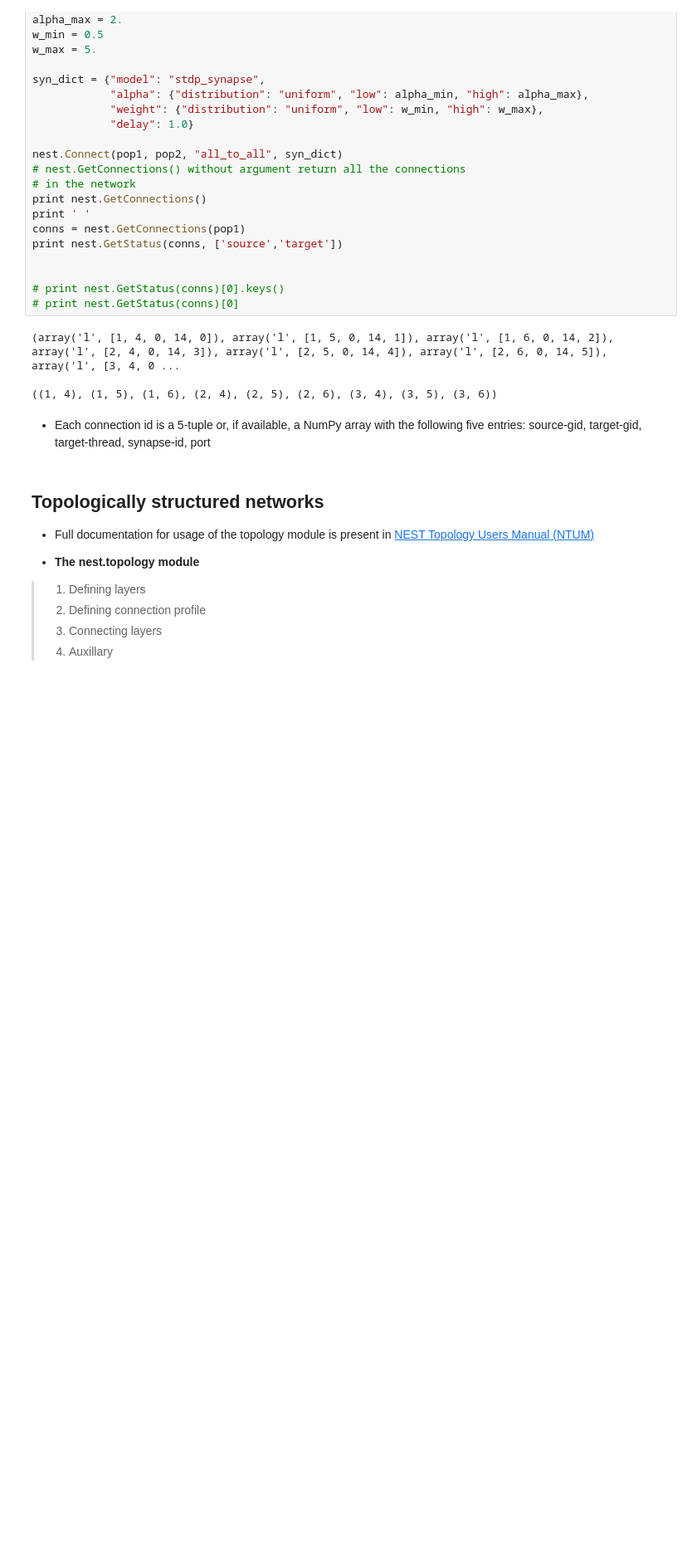
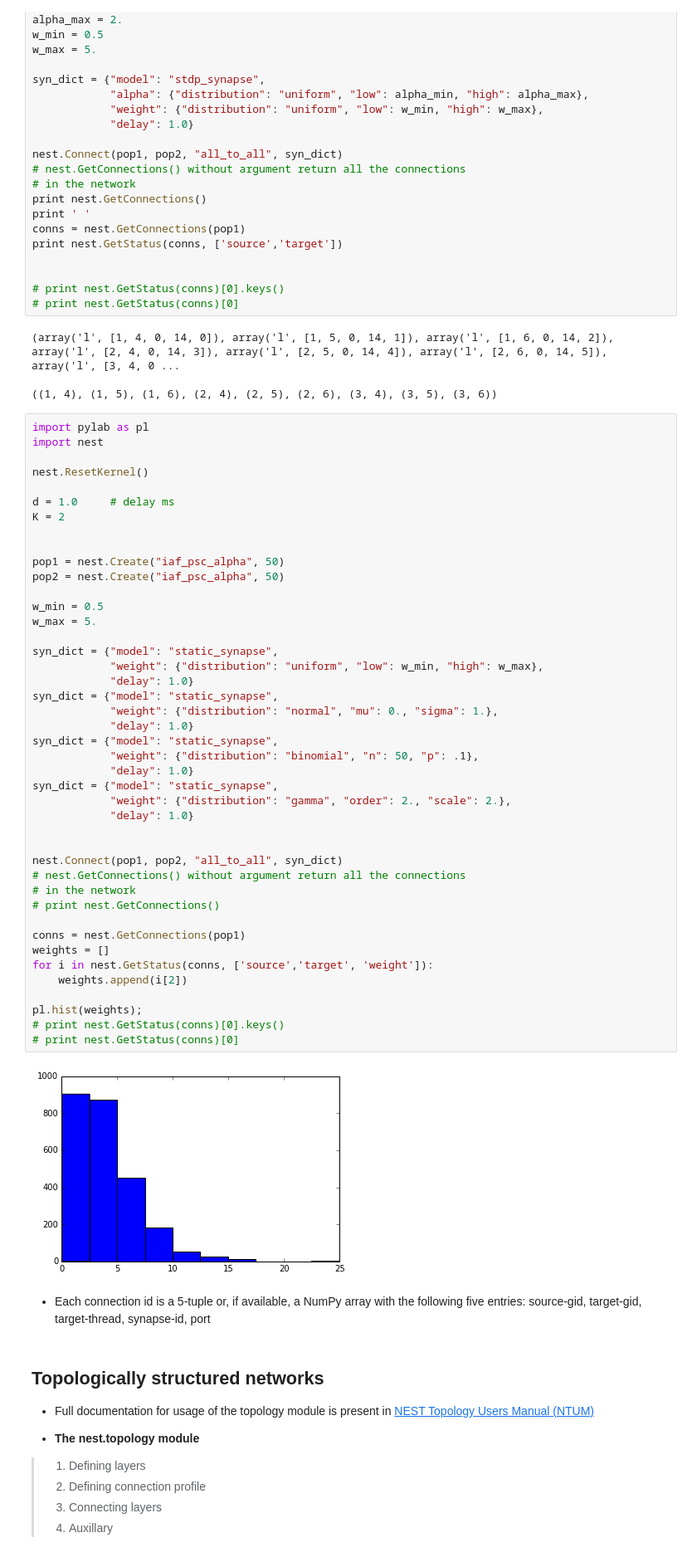
Before and after one commit to Ziaeemehr/itng_nest, a Jupyter notebook: examples/nest-simulator_guide.ipynb, the cells around one changed output. Shown: that part at 83% size. Saved outputs shown, nothing was run; the diff lists cells and outputs as text; blank space fills up the shorter version.

```diff
--- a/examples/nest-simulator_guide.ipynb
+++ b/examples/nest-simulator_guide.ipynb
@@ -580,6 +652,51 @@ print nest.GetStatus(conns, ['source','target'])
 (array('l', [1, 4, 0, 14, 0]), array('l', [1, 5, 0, 14, 1]), array('l', [1, 6, 0, 14, 2]), array('l', [2, 4, 0, 14, 3]), array('l', [2, 5, 0, 14, 4]), array('l', [2, 6, 0, 14, 5]), array('l', [3, 4, 0 ...
 
 ((1, 4), (1, 5), (1, 6), (2, 4), (2, 5), (2, 6), (3, 4), (3, 5), (3, 6))
+# %%
+import pylab as pl
+import nest
+
+nest.ResetKernel()
+
+d = 1.0     # delay ms
+K = 2
+
+
+pop1 = nest.Create("iaf_psc_alpha", 50)
+pop2 = nest.Create("iaf_psc_alpha", 50)
+
+w_min = 0.5
+w_max = 5.
+
+syn_dict = {"model": "static_synapse",
+            "weight": {"distribution": "uniform", "low": w_min, "high": w_max},
+            "delay": 1.0}
+syn_dict = {"model": "static_synapse",
+            "weight": {"distribution": "normal", "mu": 0., "sigma": 1.},
+            "delay": 1.0}
+syn_dict = {"model": "static_synapse",
+            "weight": {"distribution": "binomial", "n": 50, "p": .1},
+            "delay": 1.0}
+syn_dict = {"model": "static_synapse",
+            "weight": {"distribution": "gamma", "order": 2., "scale": 2.},
+            "delay": 1.0}
+
+
+nest.Connect(pop1, pop2, "all_to_all", syn_dict)
+# nest.GetConnections() without argument return all the connections
+# in the network
+# print nest.GetConnections()
+
+conns = nest.GetConnections(pop1)
+weights = []
+for i in nest.GetStatus(conns, ['source','target', 'weight']):
+    weights.append(i[2])
+
+pl.hist(weights);
+# print nest.GetStatus(conns)[0].keys()
+# print nest.GetStatus(conns)[0]
+# %% [output]
+[figure, added]
 # %% [markdown]
 -  Each connection id is a 5-tuple or, if available, a NumPy array with the following five entries: source-gid, target-gid, target-thread, synapse-id, port
 # %% [markdown]
```
Also changed, not shown: parts of 7 cells of this notebook, 16 other files.
